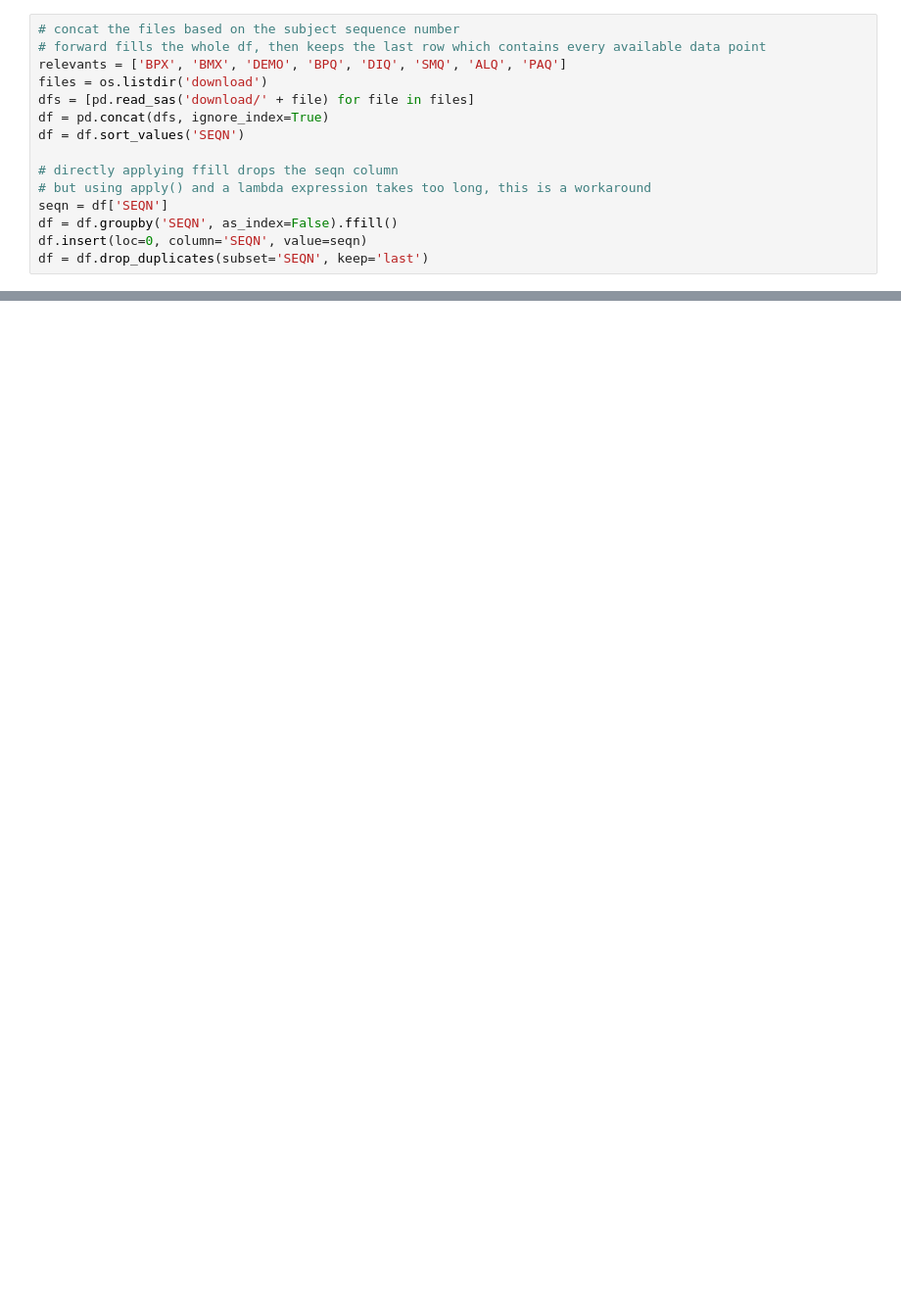
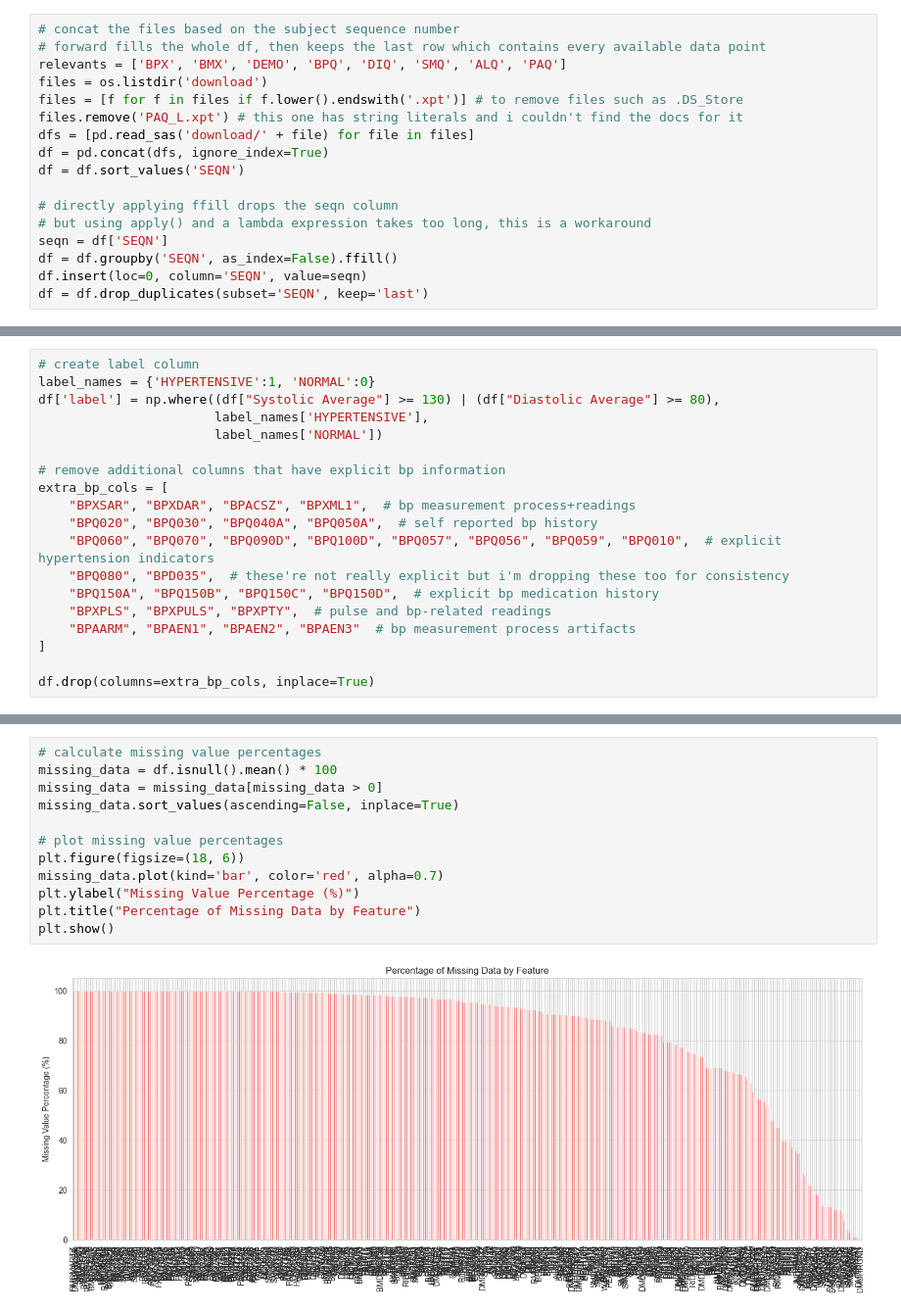
Before and after one commit to qutariki/nhanes_hypertension, a Jupyter notebook: data_preparation.ipynb, the cells around one changed output, grey strips where cells are left out. Shown at 98% size. Cells and saved outputs as stored; diff of their text form; blank space fills up the shorter version.

Commit message:
data prep notebook

```diff
--- a/data_preparation.ipynb
+++ b/data_preparation.ipynb
@@ -11,6 +14,8 @@ import os
 # forward fills the whole df, then keeps the last row which contains every available data point
 relevants = ['BPX', 'BMX', 'DEMO', 'BPQ', 'DIQ', 'SMQ', 'ALQ', 'PAQ']
 files = os.listdir('download')
+files = [f for f in files if f.lower().endswith('.xpt')] # to remove files such as .DS_Store
+files.remove('PAQ_L.xpt') # this one has string literals and i couldn't find the docs for it
 dfs = [pd.read_sas('download/' + file) for file in files]
 df = pd.concat(dfs, ignore_index=True)
 df = df.sort_values('SEQN')
@@ -23,0 +56,19 @@ df = df.drop_duplicates(subset='SEQN', keep='last')
+# %%
+# create label column
+label_names = {'HYPERTENSIVE':1, 'NORMAL':0}
+df['label'] = np.where((df["Systolic Average"] >= 130) | (df["Diastolic Average"] >= 80),
+                       label_names['HYPERTENSIVE'],
+                       label_names['NORMAL'])
+
+# remove additional columns that have explicit bp information
+extra_bp_cols = [
+    "BPXSAR", "BPXDAR", "BPACSZ", "BPXML1",  # bp measurement process+readings
+    "BPQ020", "BPQ030", "BPQ040A", "BPQ050A",  # self reported bp history
+    "BPQ060", "BPQ070", "BPQ090D", "BPQ100D", "BPQ057", "BPQ056", "BPQ059", "BPQ010",  # explicit hypertension indicators
+    "BPQ080", "BPD035",  # these're not really explicit but i'm dropping these too for consistency
+    "BPQ150A", "BPQ150B", "BPQ150C", "BPQ150D",  # explicit bp medication history
+    "BPXPLS", "BPXPULS", "BPXPTY",  # pulse and bp-related readings
+    "BPAARM", "BPAEN1", "BPAEN2", "BPAEN3"  # bp measurement process artifacts
+]
+
+df.drop(columns=extra_bp_cols, inplace=True)
@@ -23,0 +110,14 @@ df = df.drop_duplicates(subset='SEQN', keep='last')
+# %%
+# calculate missing value percentages
+missing_data = df.isnull().mean() * 100
+missing_data = missing_data[missing_data > 0]
+missing_data.sort_values(ascending=False, inplace=True)
+
+# plot missing value percentages
+plt.figure(figsize=(18, 6))
+missing_data.plot(kind='bar', color='red', alpha=0.7)
+plt.ylabel("Missing Value Percentage (%)")
+plt.title("Percentage of Missing Data by Feature")
+plt.show()
+# %% [output]
+[figure, added]
```
Also changed, not shown: parts of 33 cells of this notebook, 1 other file.
